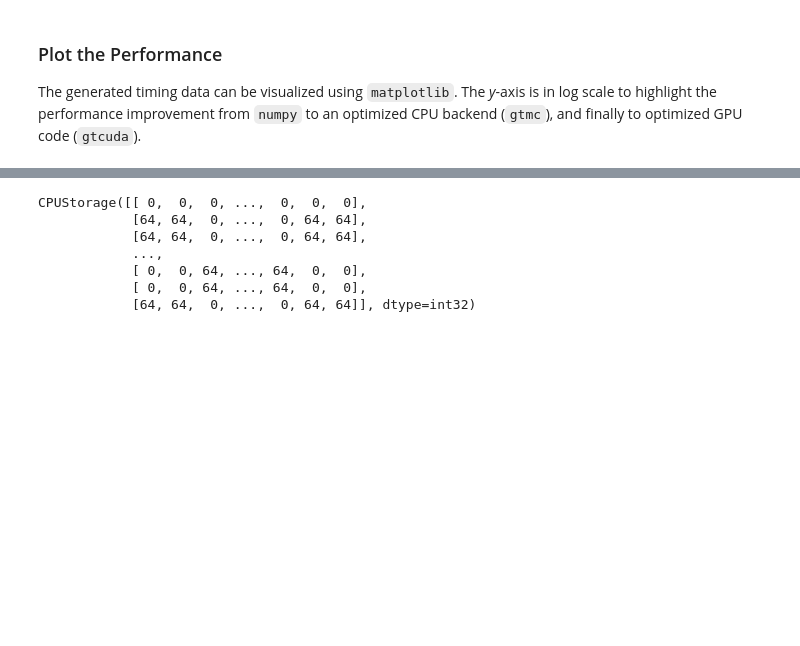
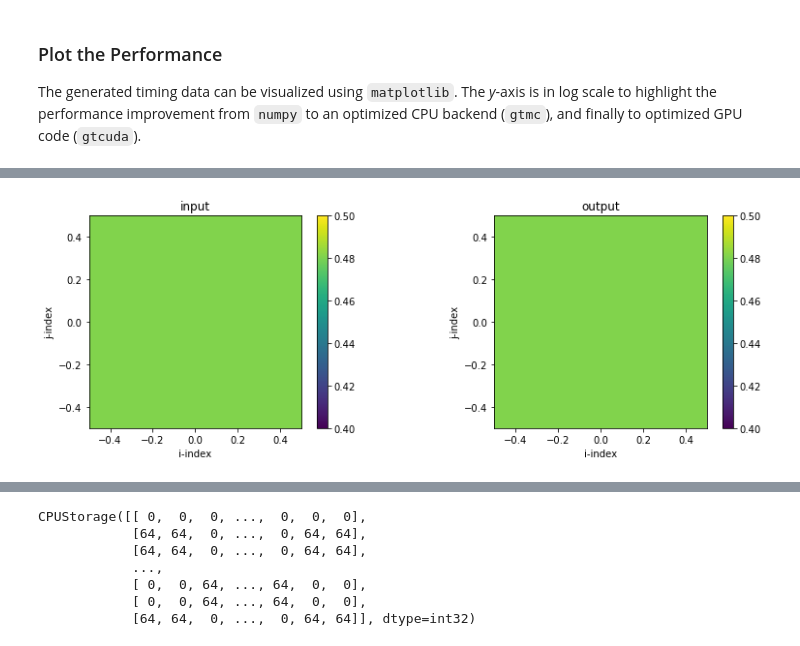
Before and after one commit to ai2cm/dsl_workshop, a Jupyter notebook: notebooks/Session-1B.ipynb, the cells around one changed output, grey strips where cells are left out. Saved outputs shown, nothing was run; the diff lists cells and outputs as text; code cells hidden in the pictures; blank space fills up the shorter version.

```diff
--- a/notebooks/Session-1B.ipynb
+++ b/notebooks/Session-1B.ipynb
@@ -140,0 +367,45 @@ def diffusion_def2(in_field: Field[np.float], out_field: Field[np.float], *, coe
+# %%
+backend = "numpy"
+dtype = np.float64
+Field3D = Field[dtype]
+N = 1024
+
+@gtscript.stencil(backend=backend)
+def tridiag_mv_mul(a: Field3D, b: Field3D, c: Field3D, d: Field3D, x: Field3D):
+    with computation(PARALLEL):
+        with interval(0, 1):
+            d = b * x + c * x[0, 0, 1]
+        with interval(1, -1):
+            d = a * x[0, 0, -1] + b * x + c * x[0, 0, 1]
+        with interval(-1, None):
+            d = a * x[0, 0, -1] + b * x
+
+@gtscript.stencil(backend=backend)
+def tridiag_solve(a: Field3D, b: Field3D, c: Field3D, d: Field3D, x: Field3D):
+    with computation(FORWARD):
+        with interval(1, None):
+            w = a / b[0, 0, -1]
+            b -= w * c[0, 0, -1]
+            d -= w * d[0, 0, -1]
+    with computation(BACKWARD):
+        with interval(-1, None):
+            x = d / b
+        with interval(0, -1):
+            x = (d - c * x[0, 0, 1]) / b
+
+
+origin = (0, 0, 0)
+shape = (1, 1, N)
+a = gt_storage.from_array(np.random.randn(*shape), backend, origin, dtype=dtype)
+b = gt_storage.from_array(np.random.randn(*shape), backend, origin, dtype=dtype)
+c = gt_storage.from_array(np.random.randn(*shape), backend, origin, dtype=dtype)
+x0 = gt_storage.from_array(np.random.randn(*shape), backend, origin, dtype=dtype)
+d = gt_storage.zeros(backend, origin, shape, dtype=dtype)
+x1 = gt_storage.zeros(backend, origin, shape, dtype=dtype)
+
+tridiag_mv_mul(a, b, c, d, x0)
+tridiag_solve(a, b, c, d, x1)
+
+plot_two_ij_slices(x0, x1)
+# %% [output]
+[figure, added]
```
Also changed, not shown: parts of 15 cells of this notebook.
